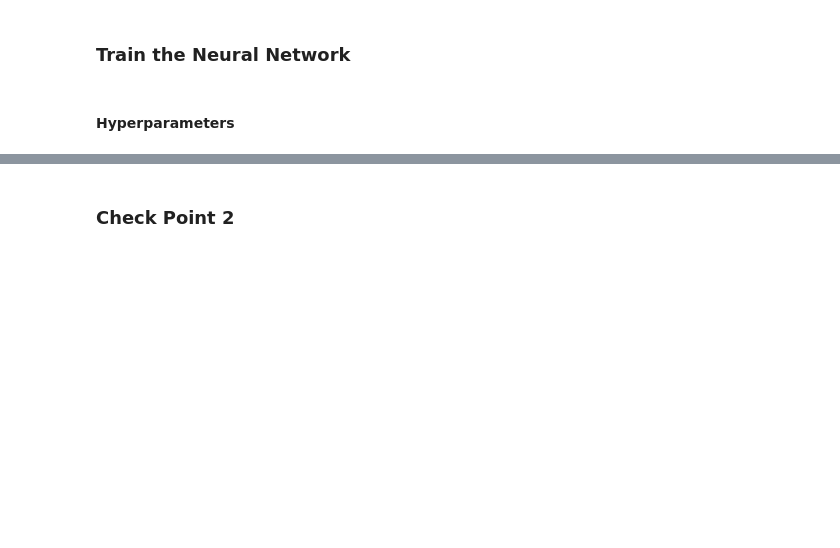
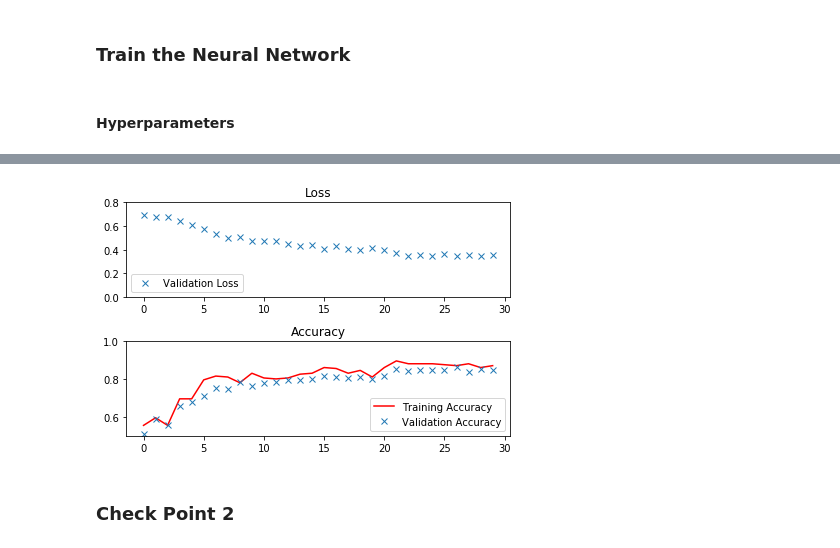
Before and after one commit to xzl524/dog_vs_cat, a Jupyter notebook: dog_vs_cat.ipynb, the cells around one changed output, grey strips where cells are left out. Saved outputs shown, nothing was run; the diff lists cells and outputs as text; code cells hidden in the pictures; blank space fills up the shorter version.

```diff
--- a/dog_vs_cat.ipynb
+++ b/dog_vs_cat.ipynb
@@ -367,13 +291,13 @@ for preprocess_train in preprocess_train_images:
         del pickle_chunk_data
 # %%
 preprocess_valid_images = [i for i in os.listdir() if 'preprocess_validation' in i]
-val_feature_in_chunk = []
-val_label_in_chunk = []
+val_feature_chunk = []
+val_label_chunk = []
 for preprocess_valid in preprocess_valid_images:
     with open(preprocess_valid, 'rb') as f:
         pickle_chunk_data=pickle.load(f)
-        val_feature_in_chunk.append(pickle_chunk_data['valid_features'])
-        val_label_in_chunk.append(pickle_chunk_data['valid_labels'])
+        val_feature_chunk.append(pickle_chunk_data['valid_features'])
+        val_label_chunk.append(pickle_chunk_data['valid_labels'])
         del pickle_chunk_data
 # %% [markdown]
 ## Build the network
@@ -417,7 +341,7 @@ def conv2d_maxpool(x_tensor, conv_num_outputs, conv_ksize, conv_strides, pool_ks
     :param pool_padding: 'SAME' or 'VALID
     : return: A tensor that represents convolution and max pooling of x_tensor
     """
-    weight =  tf.Variable(tf.random_normal(conv_ksize+(x_tensor.shape[-1].value,)+(conv_num_outputs,),
+    weight =  tf.Variable(tf.truncated_normal(conv_ksize+(x_tensor.shape[-1].value,)+(conv_num_outputs,),
                                            stddev=0.05))
     bias = tf.Variable(tf.zeros([conv_num_outputs]))
     x = tf.nn.conv2d(x_tensor, weight, strides=(1,)+conv_strides+(1,), padding=conv_padding)
@@ -525,15 +446,17 @@ def conv_net(x, keep_prob):
 # Remove previous weights, bias, inputs, etc..
 tf.reset_default_graph()
 
-feature=feature_in_chunk[0]
-label=label_in_chunk[0]
+feature=train_feature_chunk[0]
+label=train_label_chunk[0]
 
 # Inputs
 ROWS = feature.shape[1]
 COLS = feature.shape[2]     #Resized image columns size
 CHANNELS = feature.shape[3] #RGB channels
 image_shape = (ROWS, COLS, CHANNELS)
+print("Image Shape: {}".format(image_shape))
 n_classes = label.shape[1]
+
 x = tf.placeholder(tf.float32, shape = (None, image_shape[0], image_shape[1], image_shape[2]), name='x')
 y = tf.placeholder(tf.float32, shape = (None, n_classes), name='y')
 keep_prob = tf.placeholder(tf.float32, name='keep_prob')
@@ -557,7 +482,6 @@ accuracy = tf.reduce_mean(tf.cast(correct_pred, tf.float32), name='accuracy')
 #### Hyperparameters
 # %%
 # Tune Parameters
-epochs = 100
-batch_size = 128
-val_batch_size = 64
+epochs = 30
+batch_size = 64
 keep_probability = 0.6
@@ -660,18 +585,20 @@ Epoch 11, Training Loss: 0.56402, Training Accuracy: 69.64%, Validation Loss: 0.
 # %%
 loss_plot = plt.subplot(211)
 loss_plot.set_title('Loss')
-loss_plot.plot(range(epoch), train_loss, 'r', label='Training Loss')
-loss_plot.plot(range(epoch), train_loss, 'x', label='Validation Loss')
-loss_plot.legend(loc='upper right')
-loss_plot.set_ylim([0, 0.5])
+loss_plot.plot(range(epoch+1), val_loss_epoch, 'x', label='Validation Loss')
+loss_plot.legend(loc='lower left')
+loss_plot.set_ylim([0, 0.8])
 
 acc_plot = plt.subplot(212)
 acc_plot.set_title('Accuracy')
-acc_plot.plot(range(epoch), train_acc, 'r', label='Training Accuracy')
-acc_plot.plot(range(epoch), val_acc, 'x', label='Validation Accuracy')
-acc_plot.set_ylim([0.7,1.0])
+acc_plot.plot(range(epoch+1), train_acc_epoch, 'r', label='Training Accuracy')
+acc_plot.plot(range(epoch+1), val_acc_epoch, 'x', label='Validation Accuracy')
+acc_plot.legend(loc='lower right')
+acc_plot.set_ylim([0.5,1.0])
 plt.tight_layout()
 plt.show()
+# %% [output]
+[figure, added]
 # %% [markdown]
 ### Check Point 2
 # %% [markdown]
```
Also changed, not shown: parts of 20 cells of this notebook.
